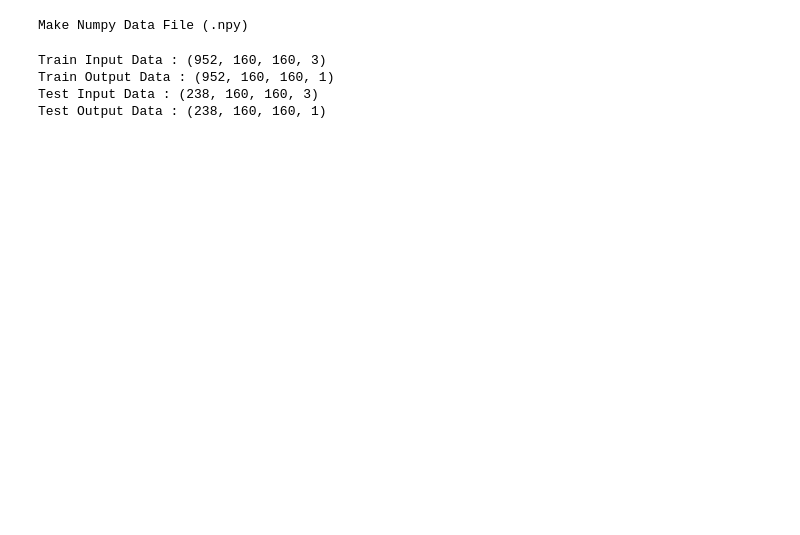
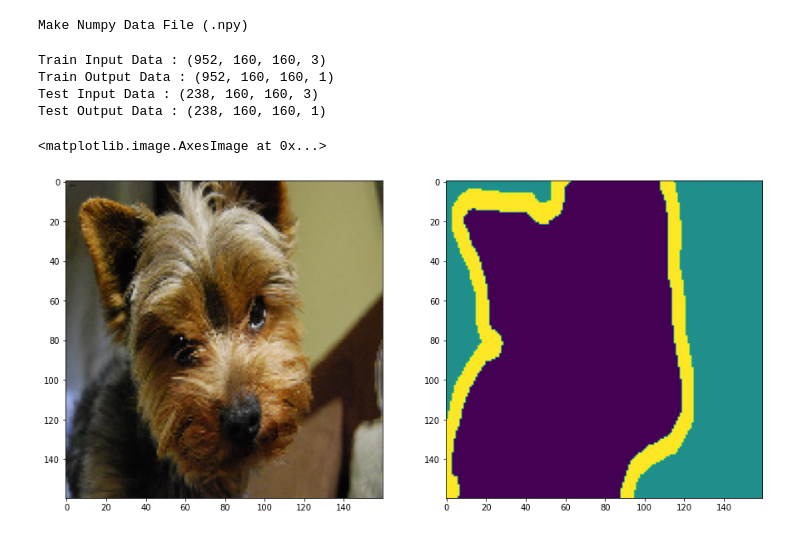
Before and after one commit to midnightripper/IDEC-Image-Segmentation, a Jupyter notebook: 01-MakeDataset.ipynb, the cells around one changed output. Cells and saved outputs as stored; diff of their text form; code cells hidden in the pictures; blank space fills up the shorter version.

```diff
--- a/01-MakeDataset.ipynb
+++ b/01-MakeDataset.ipynb
@@ -139,7 +139,7 @@ if DATA_MODE:
 
     print("Make Numpy Data File (.npy)")
 else:
-    with open('arrays.npy', 'rb') as f:
+    with open('/content/drive/MyDrive/IDEC/arrays.npy', 'rb') as f:
         X_data = np.load(f)
         Y_data = np.load(f)
 # %% [output]
@@ -159,3 +159,17 @@ Train Input Data : (952, 160, 160, 3)
 Train Output Data : (952, 160, 160, 1)
 Test Input Data : (238, 160, 160, 3)
 Test Output Data : (238, 160, 160, 1)
+# %%
+# Image show after Scaling
+flg, spot = plt.subplots(1,2,figsize=(15,10))
+
+# Color Image
+img = array_to_img(X_data[which])
+spot[0].imshow(img)
+
+# Edge Image
+img = array_to_img(Y_data[which])
+spot[1].imshow(img)
+# %% [output]
+<matplotlib.image.AxesImage at 0x...>
+[figure, added]
```
Also changed, not shown: parts of 3 cells of this notebook.
